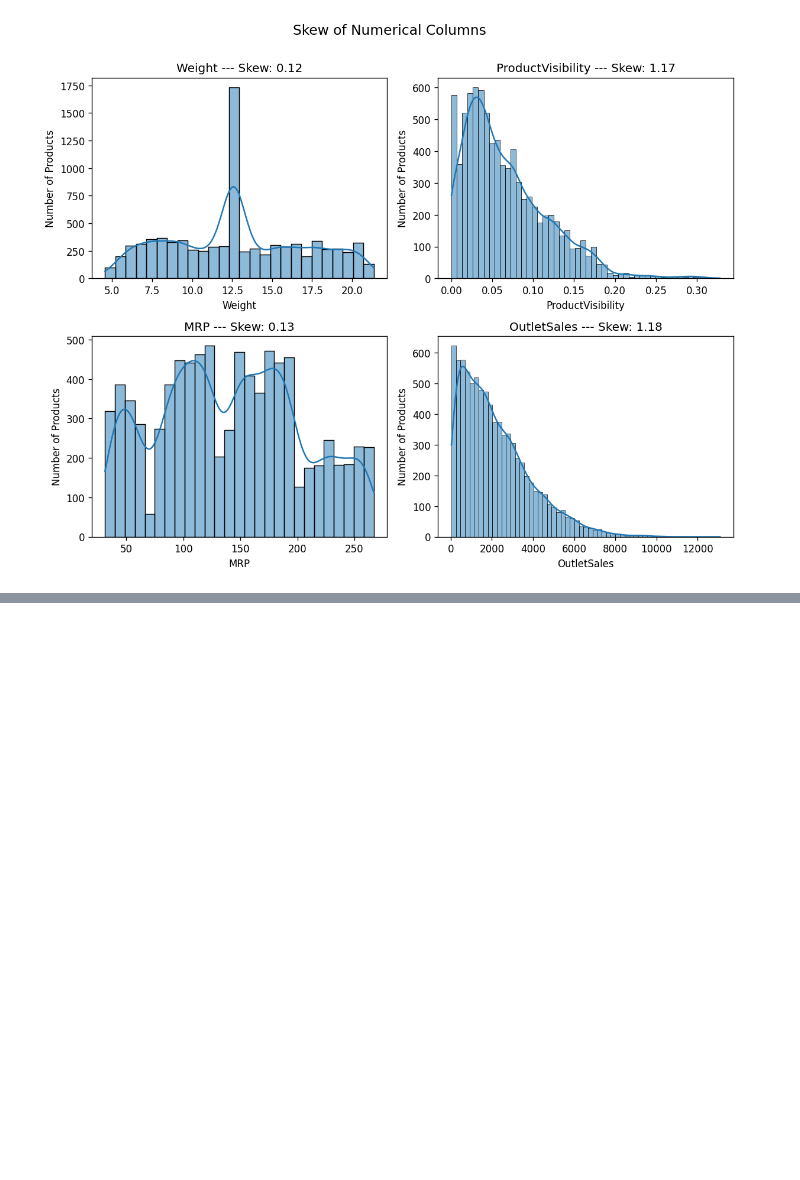
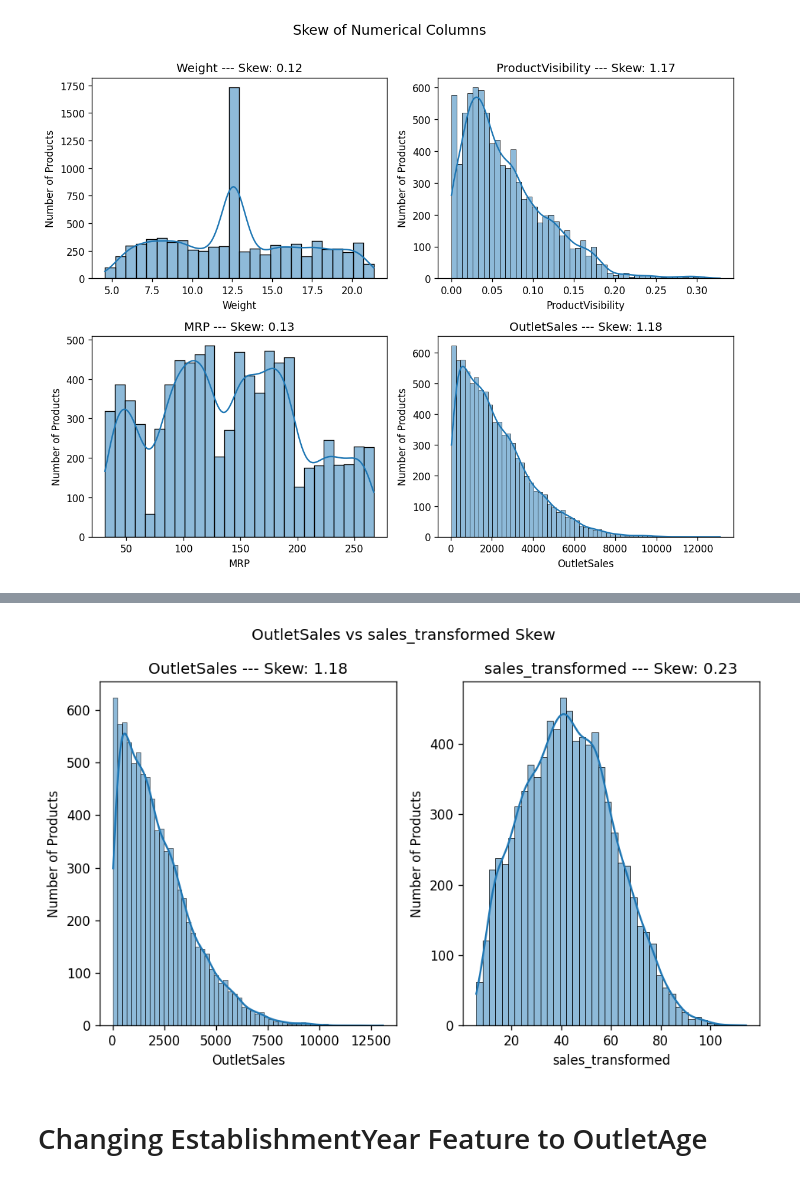
Before and after one commit to DejusDevspace/bigmart-sales-prediction, a Jupyter notebook: bigmart.ipynb, the cells around one changed output, grey strips where cells are left out. Drawn from its saved outputs; the diff is of its cells as text; code cells hidden in the pictures; blank space fills up the shorter version.

```diff
--- a/bigmart.ipynb
+++ b/bigmart.ipynb
@@ -311,0 +392,5 @@ plt.show()
+# %%
+# Handling skewness in OutletSales feature using square root transformation
+sales_transformed = np.sqrt(df['OutletSales'])
+df.insert(13, 'sales_transformed', sales_transformed)
+df.head()
@@ -311,0 +404,24 @@ plt.show()
+# %%
+sales_skew = df['OutletSales'].skew()
+sales_skew_transformed = df['sales_transformed'].skew()
+# %%
+# Comparing the skew of the transformed data
+plt.figure(dpi=120, figsize=(8, 5))
+
+plt.subplot(1, 2, 1)
+sns.histplot(df, x='OutletSales', kde=True)
+plt.ylabel('Number of Products')
+plt.title('OutletSales --- Skew: {:.2f}'.format(sales_skew))
+
+plt.subplot(1, 2, 2)
+sns.histplot(df, x='sales_transformed', kde=True)
+plt.ylabel('Number of Products')
+plt.title('sales_transformed --- Skew: {:.2f}'.format(sales_skew_transformed))
+
+plt.suptitle('OutletSales vs sales_transformed Skew')
+plt.tight_layout()
+plt.show()
+# %% [output]
+[figure, added]
+# %% [markdown]
+# Changing EstablishmentYear Feature to OutletAge
```
Also changed, not shown: parts of 10 cells of this notebook.
